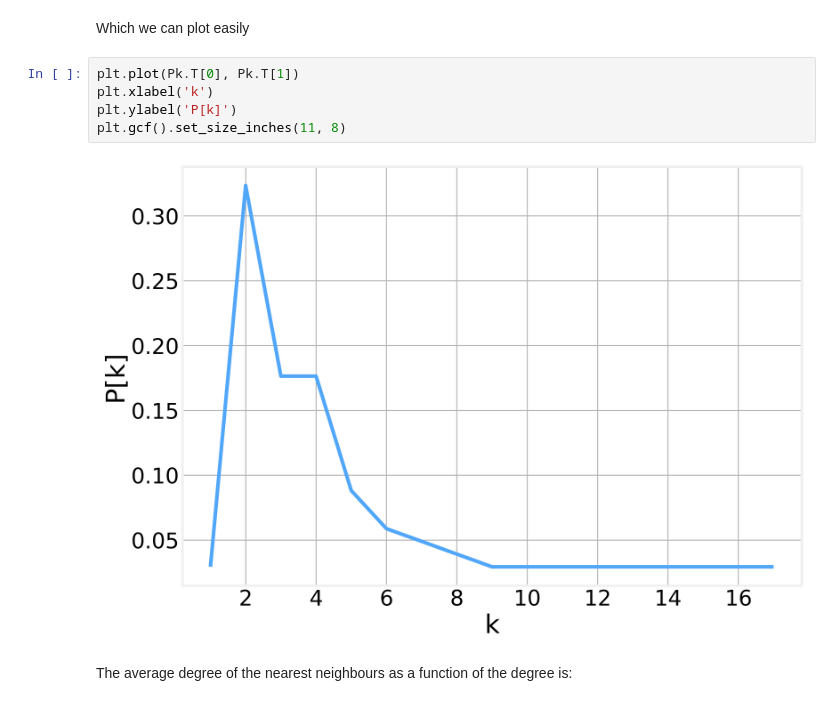
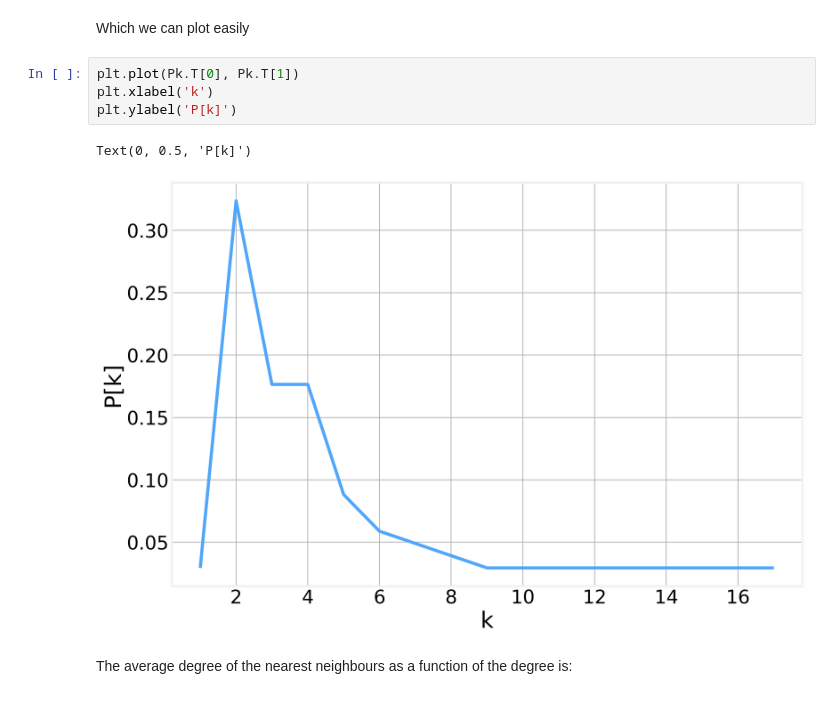
Before and after one commit to DataForScience/Networks, a Jupyter notebook: 2. Graph Properties.ipynb, the cells around one changed output. Cells and saved outputs as stored; diff of their text form.

Commit message:
Cleanup notebook plots

```diff
--- a/2. Graph Properties.ipynb
+++ b/2. Graph Properties.ipynb
@@ -571,10 +571,10 @@ Which we can plot easily
 # %%
 plt.plot(Pk.T[0], Pk.T[1])
 plt.xlabel('k')
 plt.ylabel('P[k]')
-plt.gcf().set_size_inches(11, 8)
 # %% [output]
+Text(0, 0.5, 'P[k]')
-[figure, old version]
+[figure, new version]
 # %% [markdown]
 The average degree of the nearest neighbours as a function of the degree is:
 # %%
```
Also changed, not shown: parts of 5 cells of this notebook, 5 other files.
